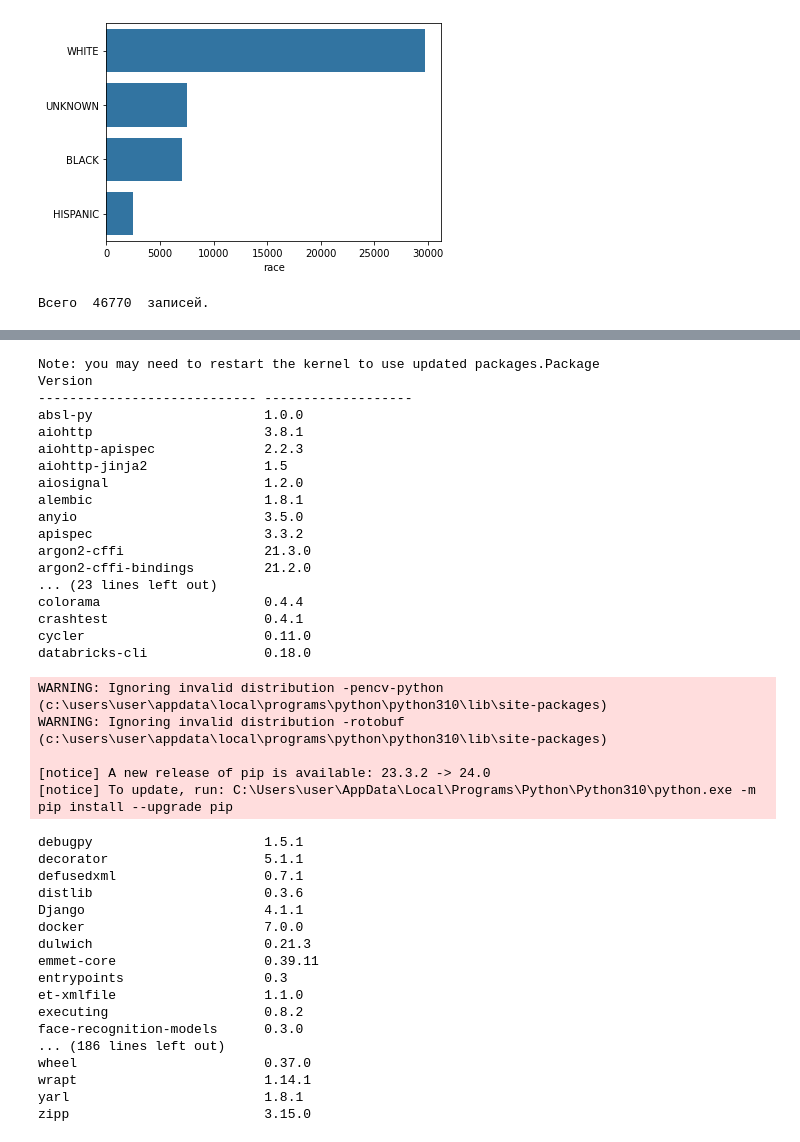
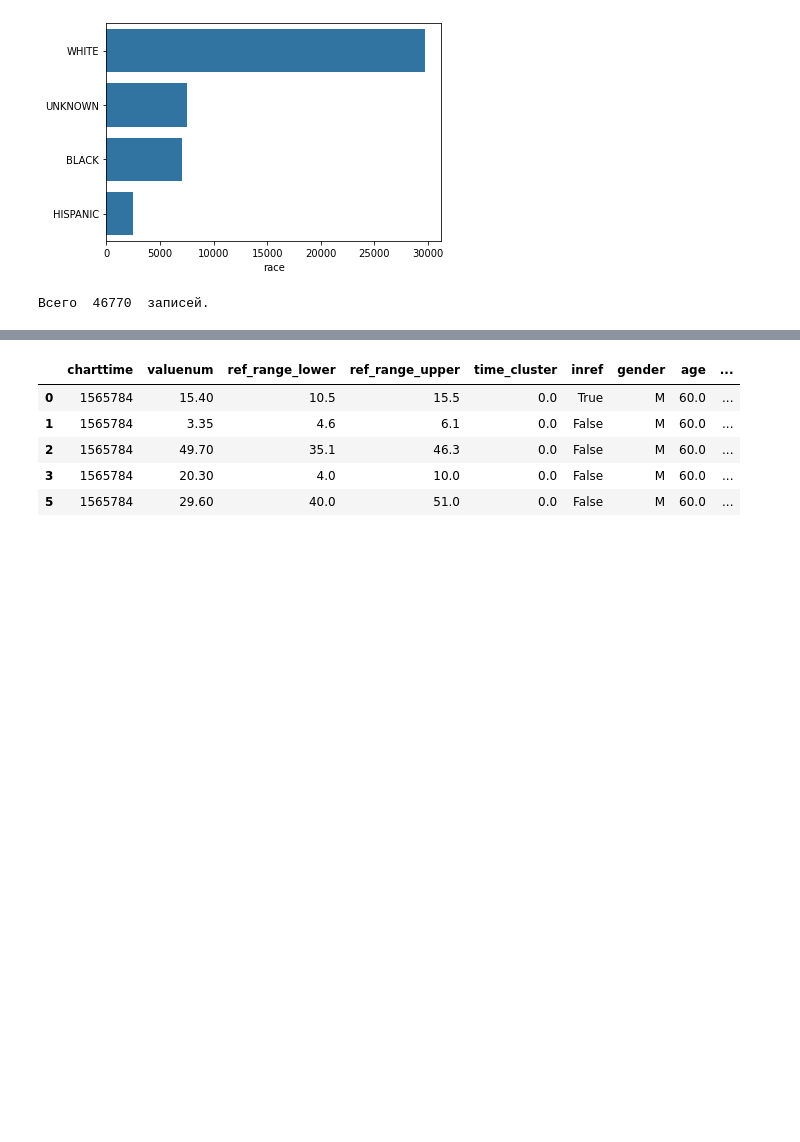
Before and after one commit to leostre/labevent, a Jupyter notebook: src/data_preparation.ipynb, the cells around one changed output, grey strips where cells are left out. Drawn from its saved outputs; the diff is of its cells as text; code cells hidden in the pictures; blank space fills up the shorter version.

```diff
--- a/src/data_preparation.ipynb
+++ b/src/data_preparation.ipynb
@@ -623,42 +625,9 @@ NameError: name 'plot_cat' is not defined
 # %%
-%pip list
+sevvar.head()
 # %% [output]
-Note: you may need to restart the kernel to use updated packages.Package                      Version
----------------------------- -------------------
-absl-py                      1.0.0
-aiohttp                      3.8.1
-aiohttp-apispec              2.2.3
-aiohttp-jinja2               1.5
-aiosignal                    1.2.0
-alembic                      1.8.1
-anyio                        3.5.0
-apispec                      3.3.2
-argon2-cffi                  21.3.0
-argon2-cffi-bindings         21.2.0
-... (23 lines left out)
-colorama                     0.4.4
-crashtest                    0.4.1
-cycler                       0.11.0
-databricks-cli               0.18.0
-WARNING: Ignoring invalid distribution -pencv-python (c:\users\user\appdata\local\programs\python\python310\lib\site-packages)
-WARNING: Ignoring invalid distribution -rotobuf (c:\users\user\appdata\local\programs\python\python310\lib\site-packages)
-
-[notice] A new release of pip is available: 23.3.2 -> 24.0
-[notice] To update, run: C:\Users\user\AppData\Local\Programs\Python\Python310\python.exe -m pip install --upgrade pip
-debugpy                      1.5.1
-decorator                    5.1.1
-defusedxml                   0.7.1
-distlib                      0.3.6
-Django                       4.1.1
-docker                       7.0.0
-dulwich                      0.21.3
-emmet-core                   0.39.11
-entrypoints                  0.3
-et-xmlfile                   1.1.0
-executing                    0.8.2
-face-recognition-models      0.3.0
-... (186 lines left out)
-wheel                        0.37.0
-wrapt                        1.14.1
-yarl                         1.8.1
-zipp                         3.15.0
+|  | charttime | valuenum | ref_range_lower | ref_range_upper | time_cluster | inref | gender | age | ... |
+| 0 | 1565784 | 15.40 | 10.5 | 15.5 | 0.0 | True | M | 60.0 | ... |
+| 1 | 1565784 | 3.35 | 4.6 | 6.1 | 0.0 | False | M | 60.0 | ... |
+| 2 | 1565784 | 49.70 | 35.1 | 46.3 | 0.0 | False | M | 60.0 | ... |
+| 3 | 1565784 | 20.30 | 4.0 | 10.0 | 0.0 | False | M | 60.0 | ... |
+| 5 | 1565784 | 29.60 | 40.0 | 51.0 | 0.0 | False | M | 60.0 | ... |
```
Also changed, not shown: parts of 8 cells of this notebook, 3 other files.
